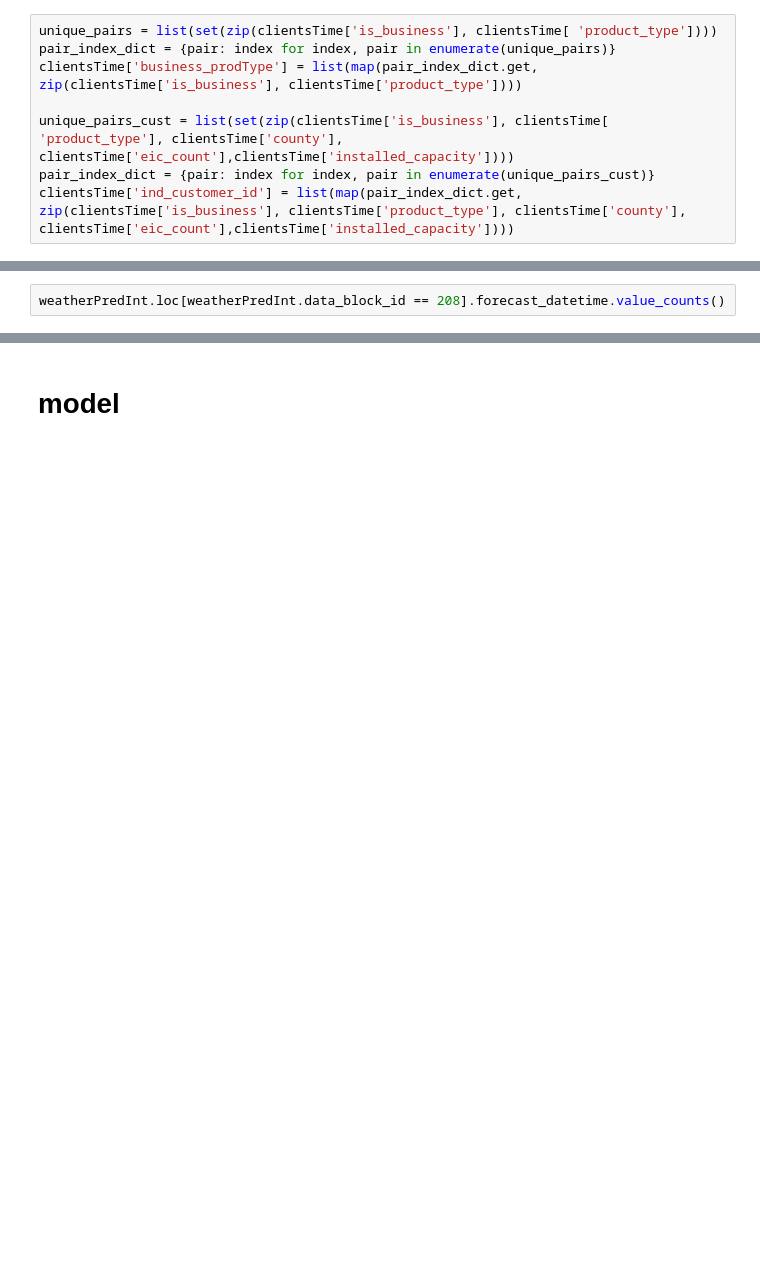
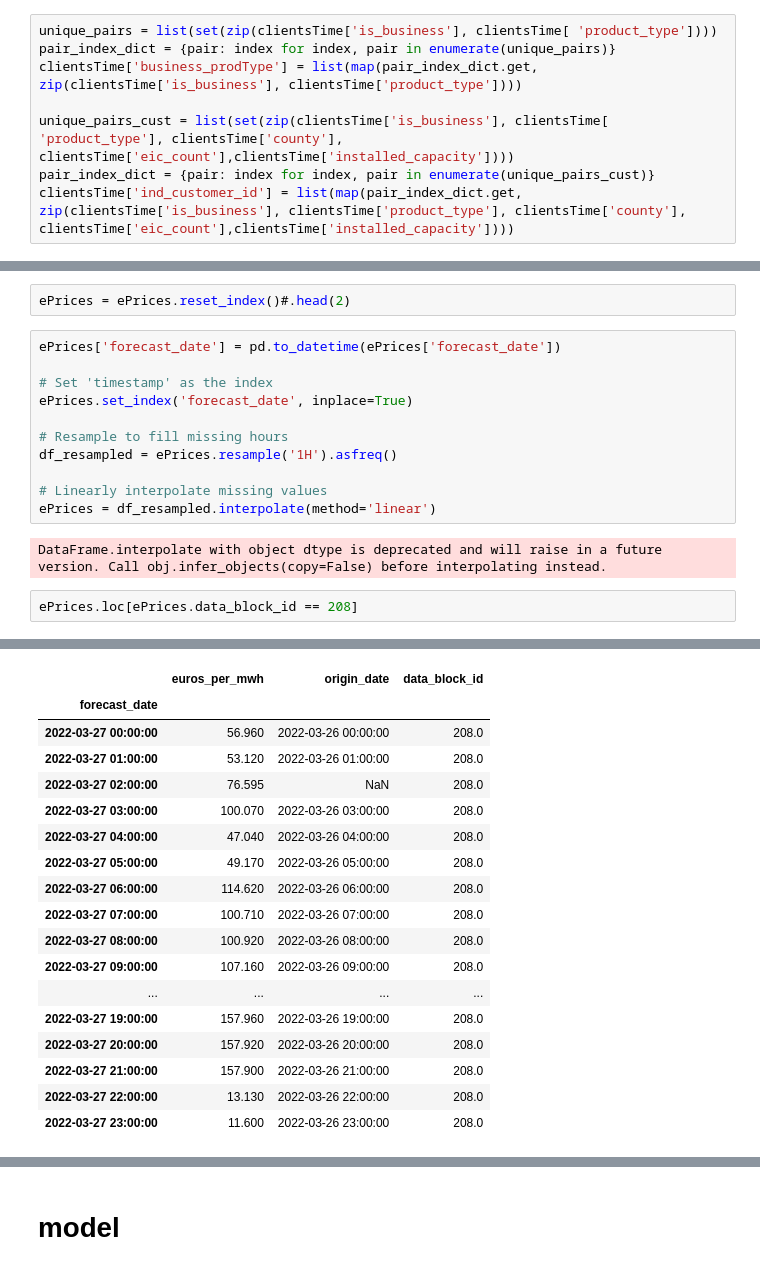
Before and after one commit to matze21/predictEnegyCons, a Jupyter notebook: jupyters/model_architecture_study/time_independent_customer_based.ipynb, the cells around one changed output, grey strips where cells are left out. Cells and saved outputs as stored; diff of their text form; blank space fills up the shorter version.

```diff
--- a/jupyters/model_architecture_study/time_independent_customer_based.ipynb
+++ b/jupyters/model_architecture_study/time_independent_customer_based.ipynb
@@ -170,3 +247,18 @@ Name: count, dtype: int64
+# %%
+ePrices = ePrices.reset_index()#.head(2)
+# %%
+ePrices['forecast_date'] = pd.to_datetime(ePrices['forecast_date'])
+
+# Set 'timestamp' as the index
+ePrices.set_index('forecast_date', inplace=True)
+
+# Resample to fill missing hours
+df_resampled = ePrices.resample('1H').asfreq()
+
+# Linearly interpolate missing values
+ePrices = df_resampled.interpolate(method='linear')
+# %% [output]
+DataFrame.interpolate with object dtype is deprecated and will raise in a future version. Call obj.infer_objects(copy=False) before interpolating instead.
 # %%
-weatherPredInt.loc[weatherPredInt.data_block_id == 208].forecast_datetime.value_counts()
+ePrices.loc[ePrices.data_block_id == 208]
 # %% [output]
@@ -190,3 +265,21 @@ Name: count, dtype: int64
+|  | euros_per_mwh | origin_date | data_block_id |
+| forecast_date |  |  |  |
+| 2022-03-27 00:00:00 | 56.960 | 2022-03-26 00:00:00 | 208.0 |
+| 2022-03-27 01:00:00 | 53.120 | 2022-03-26 01:00:00 | 208.0 |
+| 2022-03-27 02:00:00 | 76.595 | NaN | 208.0 |
+| 2022-03-27 03:00:00 | 100.070 | 2022-03-26 03:00:00 | 208.0 |
+| 2022-03-27 04:00:00 | 47.040 | 2022-03-26 04:00:00 | 208.0 |
+| 2022-03-27 05:00:00 | 49.170 | 2022-03-26 05:00:00 | 208.0 |
+| 2022-03-27 06:00:00 | 114.620 | 2022-03-26 06:00:00 | 208.0 |
+| 2022-03-27 07:00:00 | 100.710 | 2022-03-26 07:00:00 | 208.0 |
+| 2022-03-27 08:00:00 | 100.920 | 2022-03-26 08:00:00 | 208.0 |
+| 2022-03-27 09:00:00 | 107.160 | 2022-03-26 09:00:00 | 208.0 |
+| ... | ... | ... | ... |
+| 2022-03-27 19:00:00 | 157.960 | 2022-03-26 19:00:00 | 208.0 |
+| 2022-03-27 20:00:00 | 157.920 | 2022-03-26 20:00:00 | 208.0 |
+| 2022-03-27 21:00:00 | 157.900 | 2022-03-26 21:00:00 | 208.0 |
+| 2022-03-27 22:00:00 | 13.130 | 2022-03-26 22:00:00 | 208.0 |
+| 2022-03-27 23:00:00 | 11.600 | 2022-03-26 23:00:00 | 208.0 |
 # %% [markdown]
 # prepare data into trainable arrays
 first axis should be data block id
```
Also changed, not shown: parts of 43 cells of this notebook.
